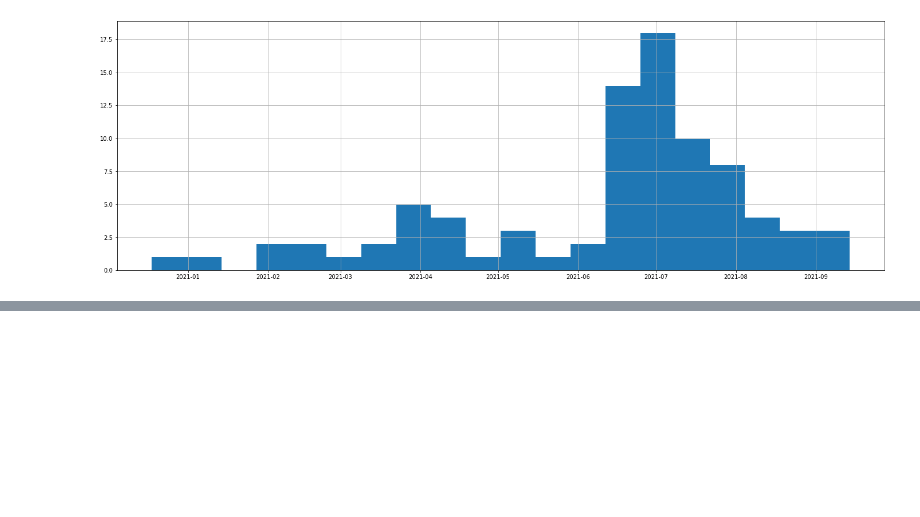
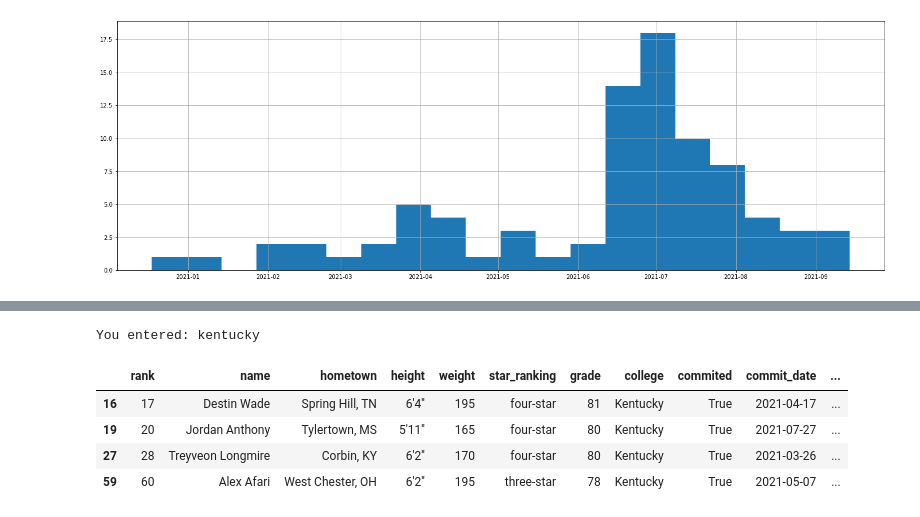
Before and after one commit to LaurenBassett/WebScraper, a Jupyter notebook: main.ipynb, the cells around one changed output, grey strips where cells are left out. Drawn from its saved outputs; the diff is of its cells as text; code cells hidden in the pictures; blank space fills up the shorter version.

```diff
--- a/main.ipynb
+++ b/main.ipynb
@@ -437,0 +448,29 @@ Name: commit_month, dtype: int64
+# %%
+# Function looks up the data for recuits committed to an entered school
+# Takes user input and looks for a school, allowing for the user to misspell and/or exit
+# Returns DataFrame with recuits for the school (None if exitted early)
+def GetRecruitsForCollege(df):
+
+    unique_colleges = [x.lower() for x in list(df.loc[~df['college'].isna(), 'college'].unique())]
+
+    while 1==1:
+        school = input('What college do you want to look at? Enter exit to stop: ').strip().lower()
+        print(f'You entered: {school}')
+
+        if school == 'exit':
+            return None
+        elif school in unique_colleges:
+            school_df = df.loc[df['college'].str.lower() == school]
+            return school_df
+        else:
+            print('You did not enter a valid school. Please try again.')
+# %%
+# Test - Look for Kentucky
+GetRecruitsForCollege(recruits22)
+# %% [output]
+You entered: kentucky
+|  | rank | name | hometown | height | weight | star_ranking | grade | college | commited | commit_date | ... |
+| 16 | 17 | Destin Wade | Spring Hill, TN | 6'4'' | 195 | four-star | 81 | Kentucky | True | 2021-04-17 | ... |
+| 19 | 20 | Jordan Anthony | Tylertown, MS | 5'11'' | 165 | four-star | 80 | Kentucky | True | 2021-07-27 | ... |
+| 27 | 28 | Treyveon Longmire | Corbin, KY | 6'2'' | 170 | four-star | 80 | Kentucky | True | 2021-03-26 | ... |
+| 59 | 60 | Alex Afari | West Chester, OH | 6'2'' | 195 | three-star | 78 | Kentucky | True | 2021-05-07 | ... |
```
Also changed, not shown: parts of 23 cells of this notebook, 1 other file.
